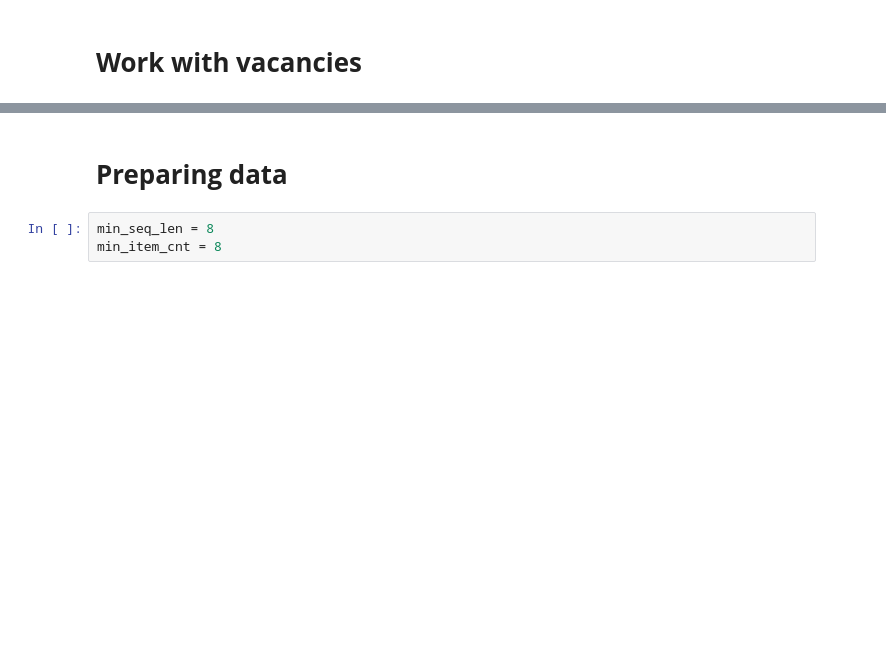
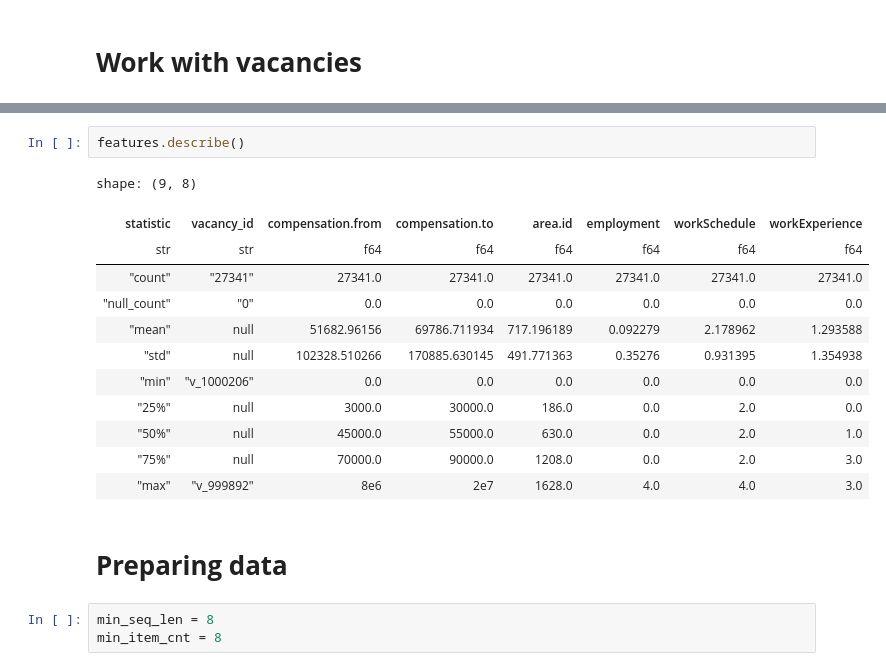
Before and after one commit to Sinagoga/hse_project, a Jupyter notebook: hh_start.ipynb, the cells around one changed output, grey strips where cells are left out. Saved outputs shown, nothing was run; the diff lists cells and outputs as text; blank space fills up the shorter version.

```diff
--- a/hh_start.ipynb
+++ b/hh_start.ipynb
@@ -100,3 +107,18 @@ shape: (5, 8)
+# %%
+features.describe()
+# %% [output]
+shape: (9, 8)
+| statistic | vacancy_id | compensation.from | compensation.to | area.id | employment | workSchedule | workExperience |
+| str | str | f64 | f64 | f64 | f64 | f64 | f64 |
+| "count" | "27341" | 27341.0 | 27341.0 | 27341.0 | 27341.0 | 27341.0 | 27341.0 |
+| "null_count" | "0" | 0.0 | 0.0 | 0.0 | 0.0 | 0.0 | 0.0 |
+| "mean" | null | 51682.96156 | 69786.711934 | 717.196189 | 0.092279 | 2.178962 | 1.293588 |
+| "std" | null | 102328.510266 | 170885.630145 | 491.771363 | 0.35276 | 0.931395 | 1.354938 |
+| "min" | "v_1000206" | 0.0 | 0.0 | 0.0 | 0.0 | 0.0 | 0.0 |
+| "25%" | null | 3000.0 | 30000.0 | 186.0 | 0.0 | 2.0 | 0.0 |
+| "50%" | null | 45000.0 | 55000.0 | 630.0 | 0.0 | 2.0 | 1.0 |
+| "75%" | null | 70000.0 | 90000.0 | 1208.0 | 0.0 | 2.0 | 3.0 |
+| "max" | "v_999892" | 8e6 | 2e7 | 1628.0 | 4.0 | 4.0 | 3.0 |
 # %% [markdown]
 # **Preparing data**
 # %%
```
Also changed, not shown: parts of 12 cells of this notebook.
